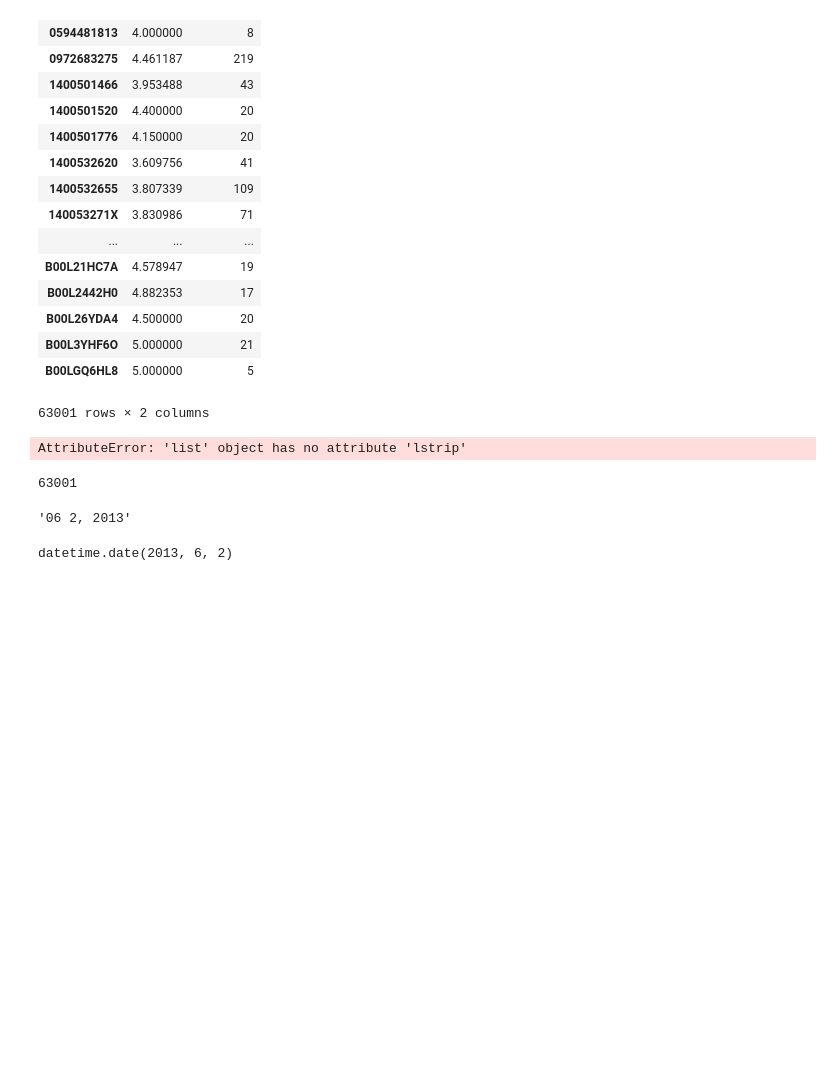
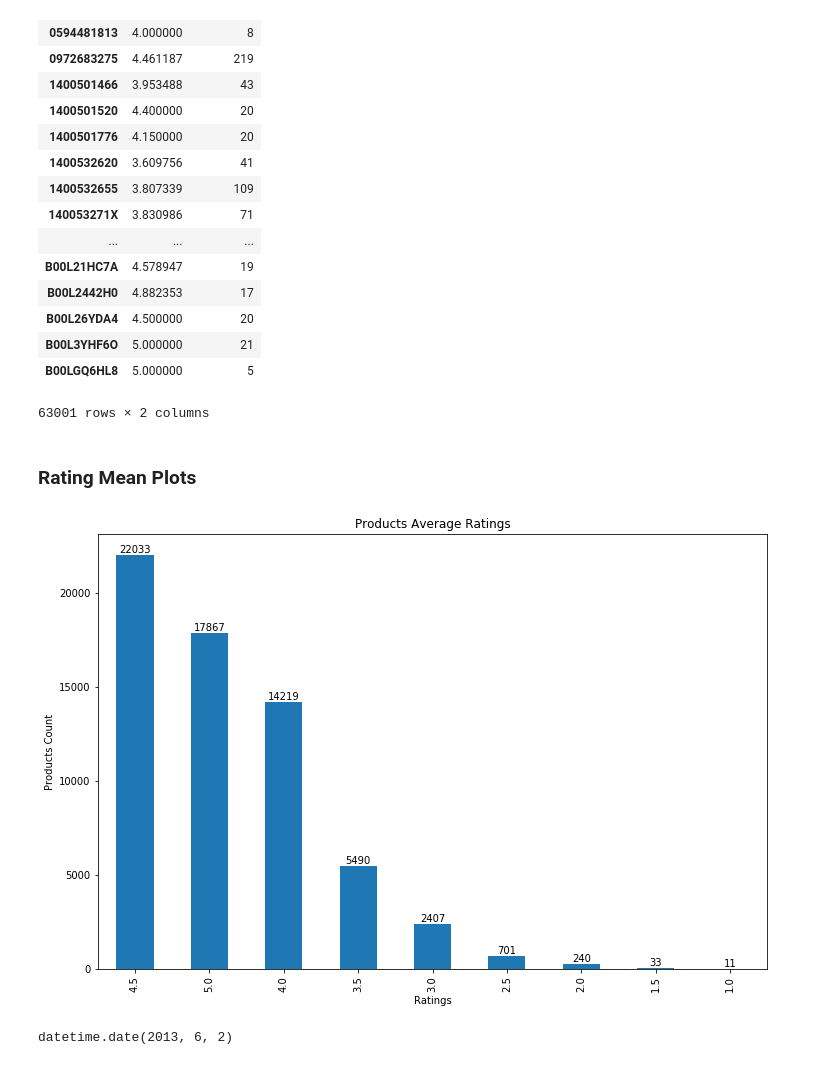
Before and after one commit to sarthakTUM/Amazon-Mining, a Jupyter notebook: notebooks/Data Analysis Review.ipynb, the cells around one changed output. Cells and saved outputs as stored; diff of their text form; code cells hidden in the pictures; blank space fills up the shorter version.

Commit message:
Overall Column.  a
Reports Generated for average ratings and rating count per product distribution.

```diff
--- a/notebooks/Data Analysis Review.ipynb
+++ b/notebooks/Data Analysis Review.ipynb
@@ -139,27 +143,24 @@ pd.concat([da_o, da_r], axis=1)
 | B00L3YHF6O | 5.000000 | 21 |
 | B00LGQ6HL8 | 5.000000 | 5 |
 63001 rows × 2 columns
-# %%
-import sys
-data.reviewTime = data.reviewTime .astype(str)
-data['Year']=(data['reviewTime'].str[-4:])
-data['Month']=(data['reviewTime'].str[0:2])
-#data['helpful']=(data['helpful'].str[0:2])
-#data['Day']=(data['reviewTime'].str[:2])
-data['helpful'] = data['helpful'].map(lambda x: x.lstrip("[").rstrip('aAbBcC'))
-
-
-data
-# %% [output]
-AttributeError: 'list' object has no attribute 'lstrip'
-# %%
-data.asin.unique().shape[0]
-# %% [output]
-63001
-# %%
-data.loc[0,'reviewTime']
-# %% [output]
-'06 2, 2013'
+# %% [markdown]
+### Rating Mean Plots
+# %%
+da_o = data[['asin','overall']].groupby(['asin'], as_index=False).mean()
+da_o.overall = da_o.overall.apply(lambda x: (0.5 * math.ceil(2.0 * x)))
+plt.figure(figsize=(12, 8))
+da_oPlot = da_o.overall.value_counts().plot(kind='bar')
+da_oPlot.set_title("Products Average Ratings")
+da_oPlot.set_xlabel("Ratings")
+da_oPlot.set_ylabel("Products Count")
+rects = da_oPlot.patches
+labels = [i for i in da_o.overall.value_counts()]
+for rect, label in zip(rects, labels):
+    height = rect.get_height()
+    da_oPlot.text(rect.get_x() + rect.get_width()/2, height + 5, label, ha='center', va='bottom')
+    plt.savefig("PycharmProjects/Amazon-Mining/reports/Review Data/avgRatings.png")
+# %% [output]
+[figure, added]
 # %%
 from datetime import datetime
 datetime_object = datetime.strptime(data.loc[0,'reviewTime'], '%m %d, %Y').date()
```
Also changed, not shown: parts of 16 cells of this notebook, 2 other files.
